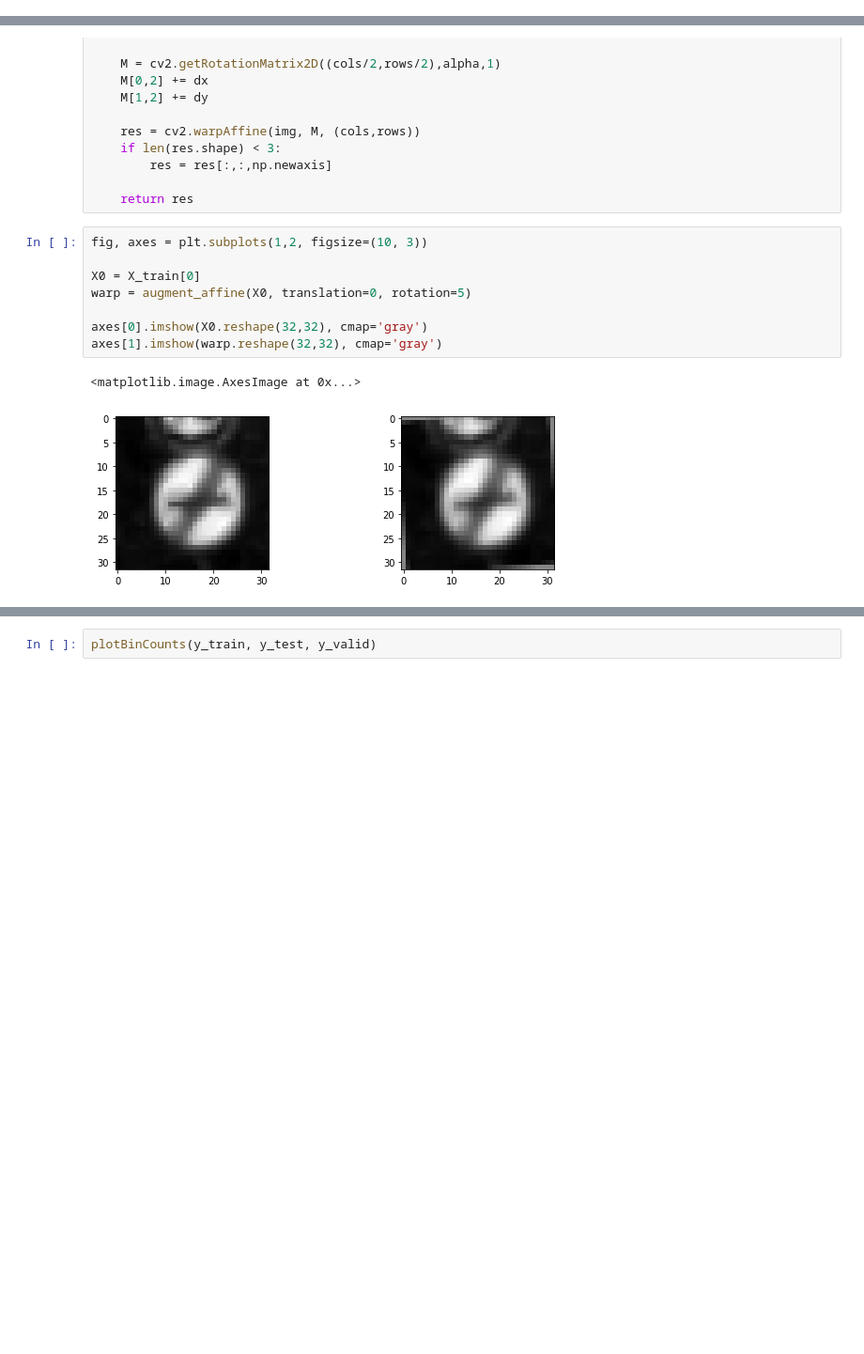
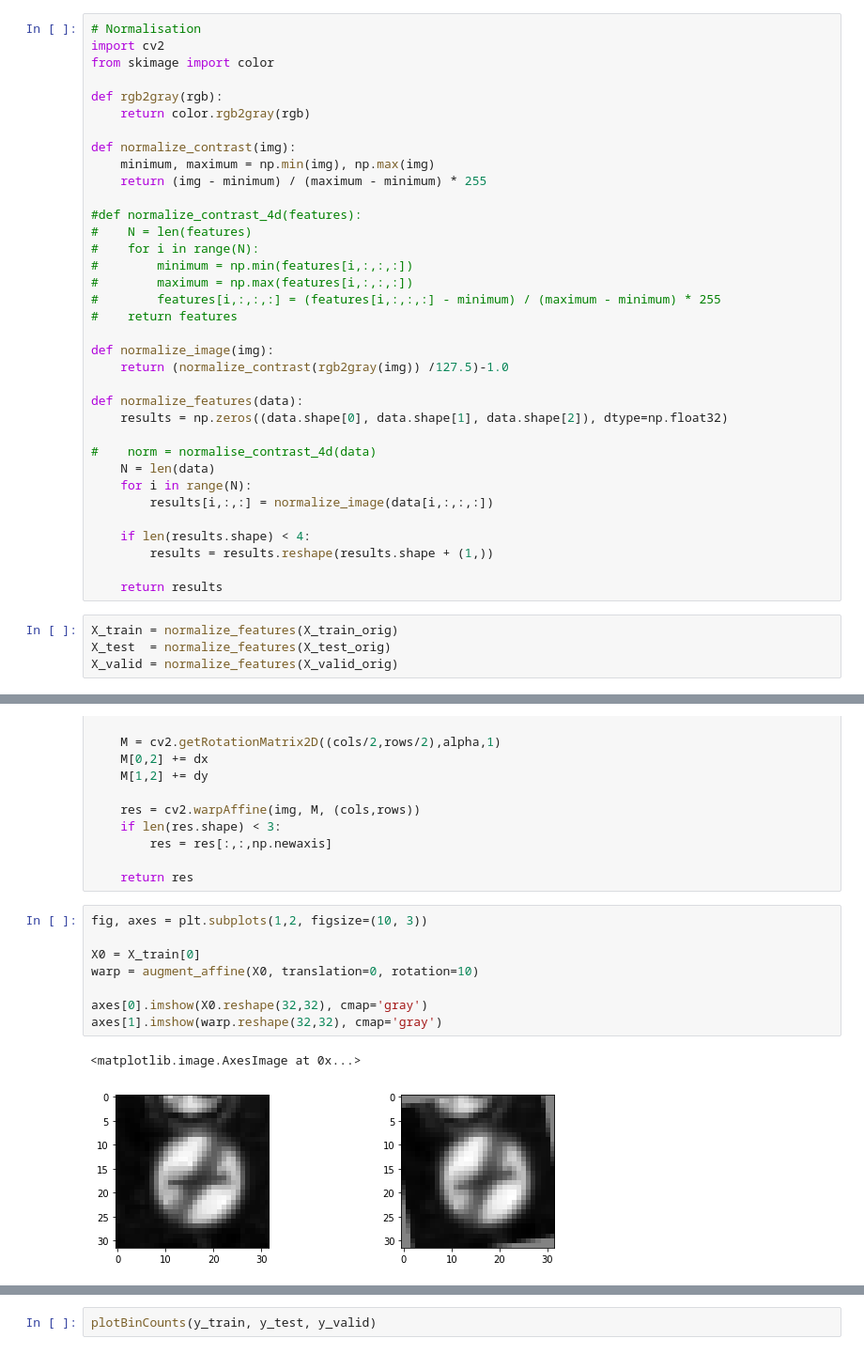
Before and after one commit to cvnerds/CarND-Traffic-Sign-Classifier-Project, a Jupyter notebook: Traffic_Sign_Classifier-Solution.ipynb, the cells around one changed output, grey strips where cells are left out. Shown at 94% size. Drawn from its saved outputs; the diff is of its cells as text; blank space fills up the shorter version.

```diff
--- a/Traffic_Sign_Classifier-Solution.ipynb
+++ b/Traffic_Sign_Classifier-Solution.ipynb
@@ -235,0 +197,39 @@ X_valid = normalise(X_valid)
+# %%
+# Normalisation
+import cv2
+from skimage import color
+
+def rgb2gray(rgb):
+    return color.rgb2gray(rgb)
+
+def normalize_contrast(img):
+    minimum, maximum = np.min(img), np.max(img)
+    return (img - minimum) / (maximum - minimum) * 255
+
+#def normalize_contrast_4d(features):
+#    N = len(features)
+#    for i in range(N):
+#        minimum = np.min(features[i,:,:,:])
+#        maximum = np.max(features[i,:,:,:])
+#        features[i,:,:,:] = (features[i,:,:,:] - minimum) / (maximum - minimum) * 255
+#    return features
+
+def normalize_image(img):
+    return (normalize_contrast(rgb2gray(img)) /127.5)-1.0
+
+def normalize_features(data):
+    results = np.zeros((data.shape[0], data.shape[1], data.shape[2]), dtype=np.float32)
+
+#    norm = normalise_contrast_4d(data)
+    N = len(data)
+    for i in range(N):
+        results[i,:,:] = normalize_image(data[i,:,:,:])
+
+    if len(results.shape) < 4:
+        results = results.reshape(results.shape + (1,))
+
+    return results
+# %%
+X_train = normalize_features(X_train_orig)
+X_test  = normalize_features(X_test_orig)
+X_valid = normalize_features(X_valid_orig)
@@ -306,11 +312,11 @@ def augment_affine(img, translation, rotation=0):
 # %%
 fig, axes = plt.subplots(1,2, figsize=(10, 3))
 
 X0 = X_train[0]
-warp = augment_affine(X0, translation=0, rotation=5)
+warp = augment_affine(X0, translation=0, rotation=10)
 
 axes[0].imshow(X0.reshape(32,32), cmap='gray')
 axes[1].imshow(warp.reshape(32,32), cmap='gray')
 # %% [output]
 <matplotlib.image.AxesImage at 0x...>
-[figure, old version]
+[figure, new version]
```
Also changed, not shown: parts of 27 cells of this notebook.
